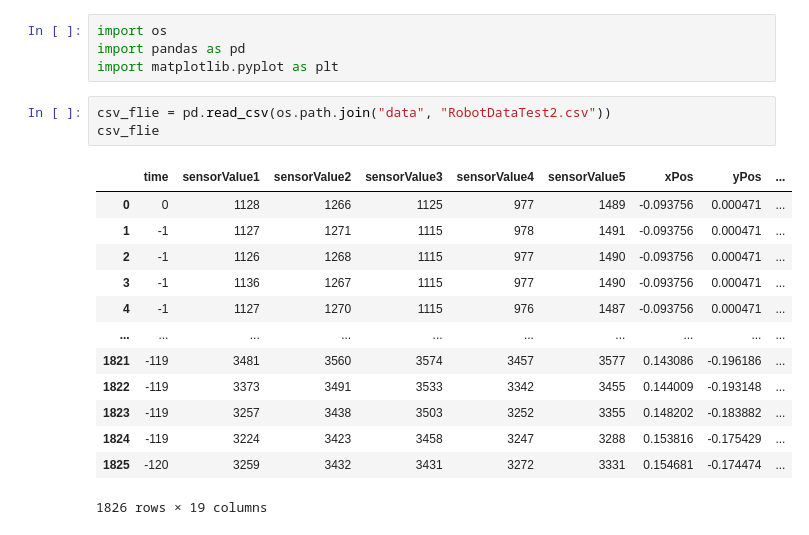
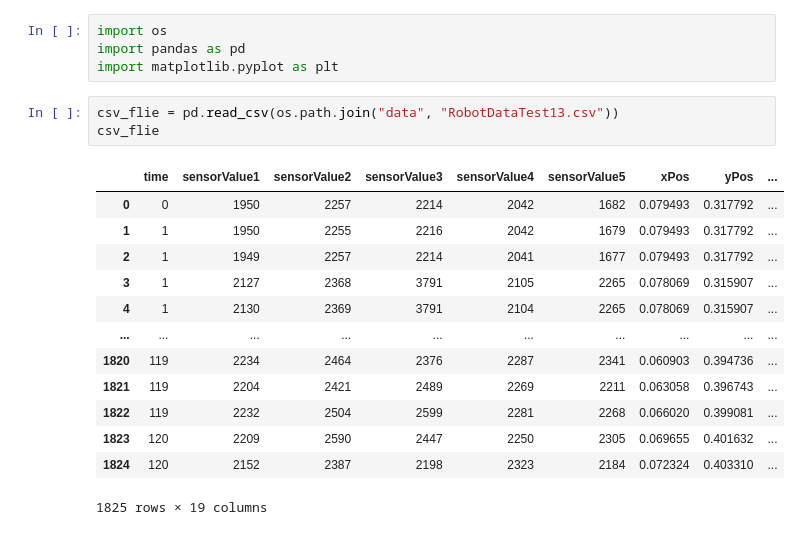
Before and after one commit to kmieczkowska/PathFinderSofware, a Jupyter notebook: python/ScriptRobotData.ipynb, the cells around one changed output. Saved outputs shown, nothing was run; the diff lists cells and outputs as text.

```diff
--- a/python/ScriptRobotData.ipynb
+++ b/python/ScriptRobotData.ipynb
@@ -3,19 +3,19 @@ import os
 import pandas as pd
 import matplotlib.pyplot as plt
 # %%
-csv_flie = pd.read_csv(os.path.join("data", "RobotDataTest2.csv"))
+csv_flie = pd.read_csv(os.path.join("data", "RobotDataTest13.csv"))
 csv_flie
 # %% [output]
 |  | time | sensorValue1 | sensorValue2 | sensorValue3 | sensorValue4 | sensorValue5 | xPos | yPos | ... |
-| 0 | 0 | 1128 | 1266 | 1125 | 977 | 1489 | -0.093756 | 0.000471 | ... |
-| 1 | -1 | 1127 | 1271 | 1115 | 978 | 1491 | -0.093756 | 0.000471 | ... |
-| 2 | -1 | 1126 | 1268 | 1115 | 977 | 1490 | -0.093756 | 0.000471 | ... |
-| 3 | -1 | 1136 | 1267 | 1115 | 977 | 1490 | -0.093756 | 0.000471 | ... |
-| 4 | -1 | 1127 | 1270 | 1115 | 976 | 1487 | -0.093756 | 0.000471 | ... |
+| 0 | 0 | 1950 | 2257 | 2214 | 2042 | 1682 | 0.079493 | 0.317792 | ... |
+| 1 | 1 | 1950 | 2255 | 2216 | 2042 | 1679 | 0.079493 | 0.317792 | ... |
+| 2 | 1 | 1949 | 2257 | 2214 | 2041 | 1677 | 0.079493 | 0.317792 | ... |
+| 3 | 1 | 2127 | 2368 | 3791 | 2105 | 2265 | 0.078069 | 0.315907 | ... |
+| 4 | 1 | 2130 | 2369 | 3791 | 2104 | 2265 | 0.078069 | 0.315907 | ... |
 | ... | ... | ... | ... | ... | ... | ... | ... | ... | ... |
-| 1821 | -119 | 3481 | 3560 | 3574 | 3457 | 3577 | 0.143086 | -0.196186 | ... |
-| 1822 | -119 | 3373 | 3491 | 3533 | 3342 | 3455 | 0.144009 | -0.193148 | ... |
-| 1823 | -119 | 3257 | 3438 | 3503 | 3252 | 3355 | 0.148202 | -0.183882 | ... |
-| 1824 | -119 | 3224 | 3423 | 3458 | 3247 | 3288 | 0.153816 | -0.175429 | ... |
-| 1825 | -120 | 3259 | 3432 | 3431 | 3272 | 3331 | 0.154681 | -0.174474 | ... |
+| 1820 | 119 | 2234 | 2464 | 2376 | 2287 | 2341 | 0.060903 | 0.394736 | ... |
+| 1821 | 119 | 2204 | 2421 | 2489 | 2269 | 2211 | 0.063058 | 0.396743 | ... |
+| 1822 | 119 | 2232 | 2504 | 2599 | 2281 | 2268 | 0.066020 | 0.399081 | ... |
+| 1823 | 120 | 2209 | 2590 | 2447 | 2250 | 2305 | 0.069655 | 0.401632 | ... |
+| 1824 | 120 | 2152 | 2387 | 2198 | 2323 | 2184 | 0.072324 | 0.403310 | ... |
-1826 rows × 19 columns
+1825 rows × 19 columns
```
Also changed, not shown: parts of 7 cells of this notebook, 9 other files.
